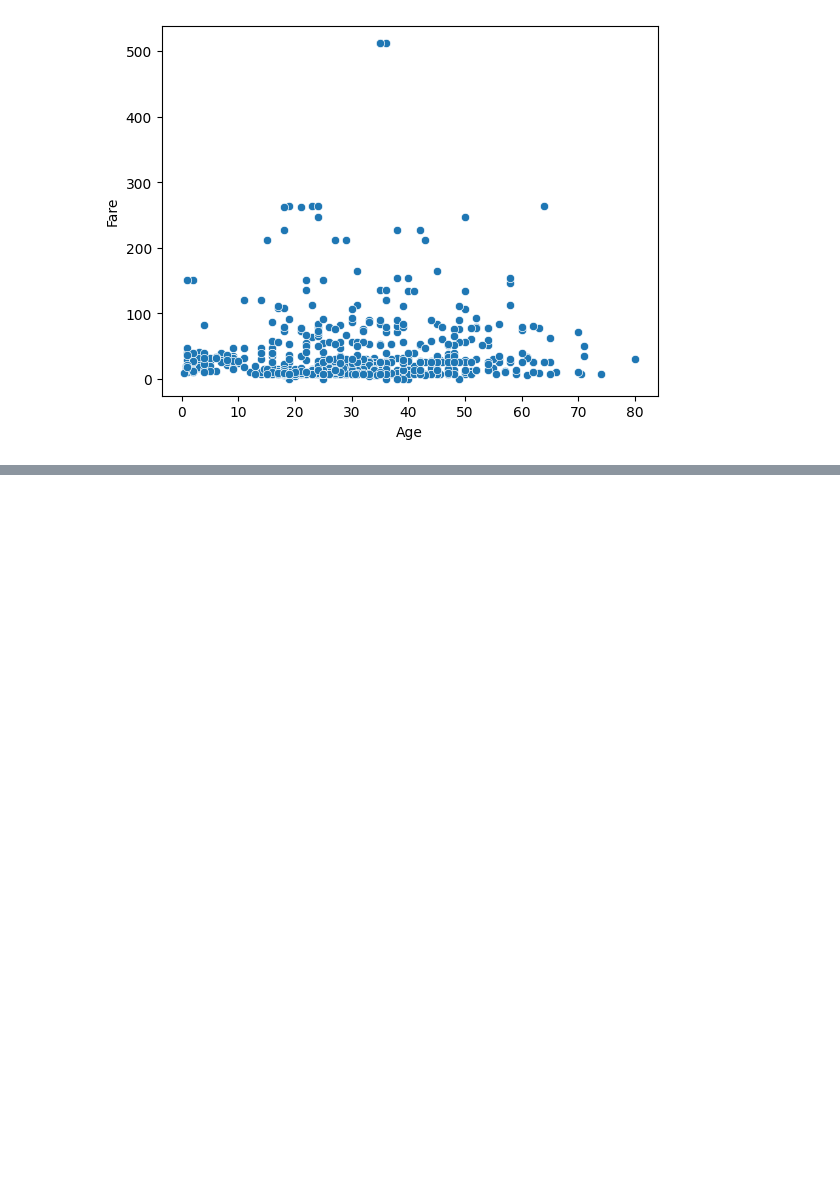
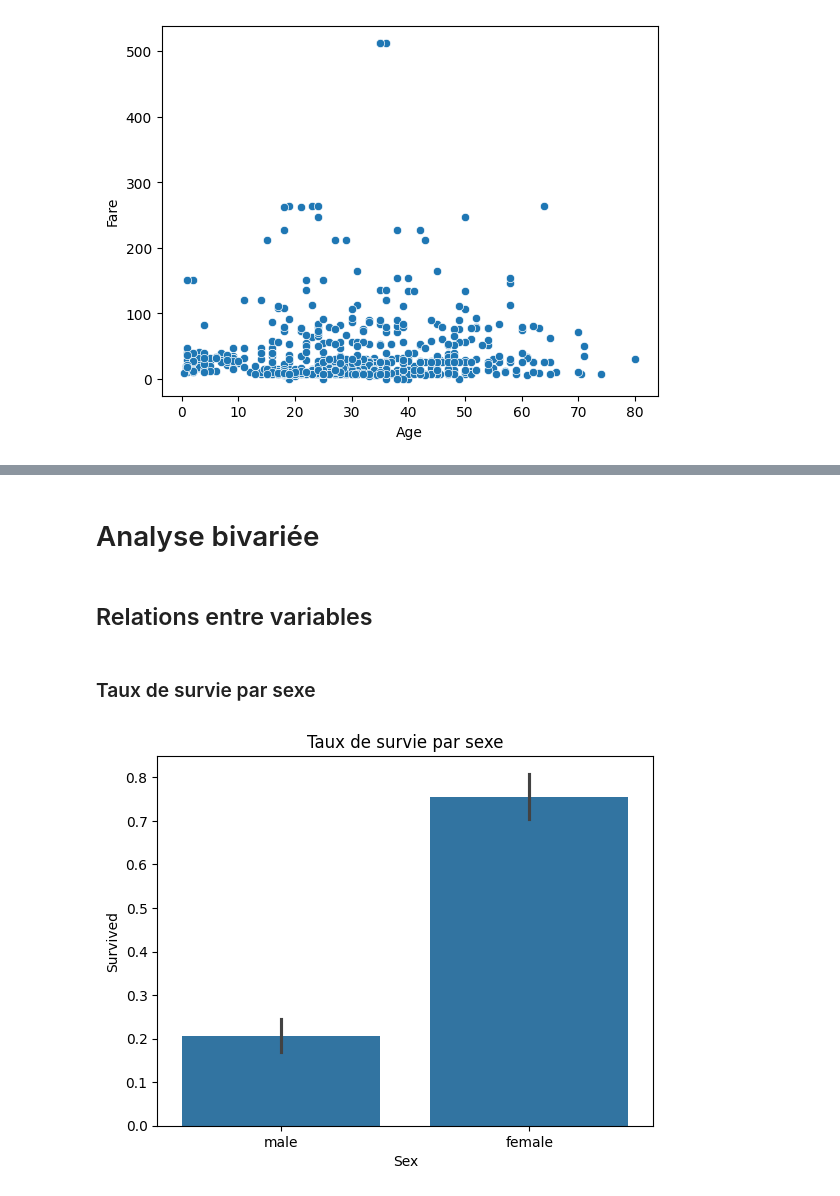
Before and after one commit to melataguia/data, a Jupyter notebook: TP4/tp4.ipynb, the cells around one changed output, grey strips where cells are left out. Saved outputs shown, nothing was run; the diff lists cells and outputs as text; code cells hidden in the pictures; blank space fills up the shorter version.

```diff
--- a/TP4/tp4.ipynb
+++ b/TP4/tp4.ipynb
@@ -188,0 +223,12 @@ plt.show()
+# %% [markdown]
+# Analyse bivariée
+# %% [markdown]
+## Relations entre variables
+# %% [markdown]
+### Taux de survie par sexe
+# %%
+sns.barplot(x='Sex', y='Survived', data=data)
+plt.title("Taux de survie par sexe")
+plt.show()
+# %% [output]
+[figure, added]
```
Also changed, not shown: parts of 16 cells of this notebook.
